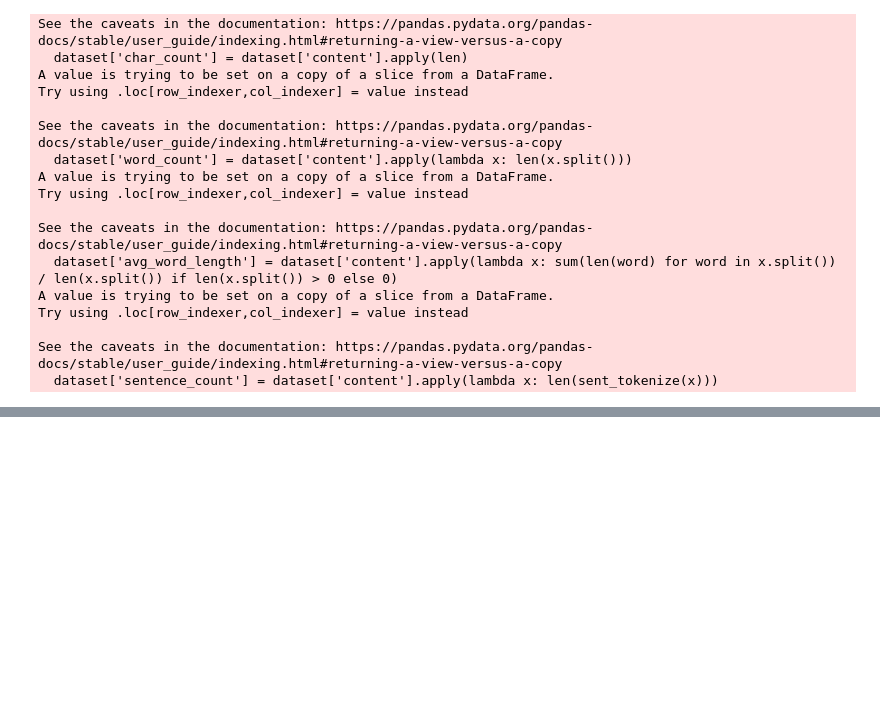
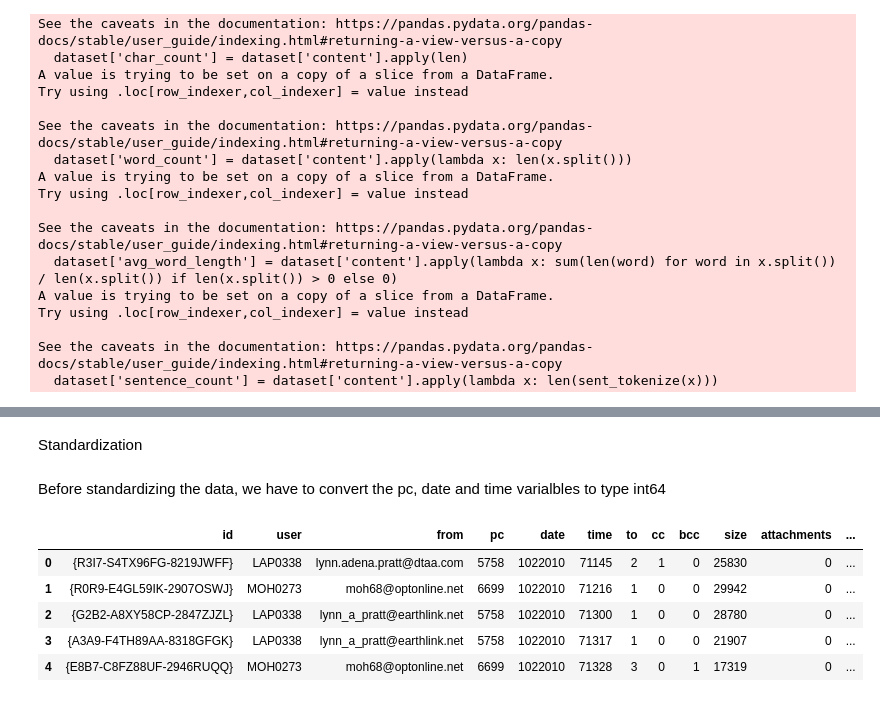
Before and after one commit to blxckbvrbi3/threat-detection-article, a Jupyter notebook: threat-detection-model.ipynb, the cells around one changed output, grey strips where cells are left out. Drawn from its saved outputs; the diff is of its cells as text; code cells hidden in the pictures; blank space fills up the shorter version.

```diff
--- a/threat-detection-model.ipynb
+++ b/threat-detection-model.ipynb
@@ -230,3 +232,22 @@ dataset.head()
 | 2 | {G2B2-A8XY58CP-2847ZJZL} | LAP0338 | lynn_a_pratt@earthlink.net | 5758 | 01022010 | 071300 | 1 | 0 | 0 | 28780 | 0 | ... |
 | 3 | {A3A9-F4TH89AA-8318GFGK} | LAP0338 | lynn_a_pratt@earthlink.net | 5758 | 01022010 | 071317 | 1 | 0 | 0 | 21907 | 0 | ... |
 | 4 | {E8B7-C8FZ88UF-2946RUQQ} | MOH0273 | moh68@optonline.net | 6699 | 01022010 | 071328 | 3 | 0 | 1 | 17319 | 0 | ... |
+# %% [markdown]
+Standardization
+# %% [markdown]
+Before standardizing the data, we have to convert the pc, date and time varialbles to type int64
+# %%
+# Convert column 'pc', 'date' and time to int64
+dataset['pc'] = dataset['pc'].astype('int64')
+
+dataset['date'] = dataset['date'].astype('int64')
+
+dataset['time'] = dataset['time'].astype('int64')
+dataset.head()
+# %% [output]
+|  | id | user | from | pc | date | time | to | cc | bcc | size | attachments | ... |
+| 0 | {R3I7-S4TX96FG-8219JWFF} | LAP0338 | lynn.adena.pratt@dtaa.com | 5758 | 1022010 | 71145 | 2 | 1 | 0 | 25830 | 0 | ... |
+| 1 | {R0R9-E4GL59IK-2907OSWJ} | MOH0273 | moh68@optonline.net | 6699 | 1022010 | 71216 | 1 | 0 | 0 | 29942 | 0 | ... |
+| 2 | {G2B2-A8XY58CP-2847ZJZL} | LAP0338 | lynn_a_pratt@earthlink.net | 5758 | 1022010 | 71300 | 1 | 0 | 0 | 28780 | 0 | ... |
+| 3 | {A3A9-F4TH89AA-8318GFGK} | LAP0338 | lynn_a_pratt@earthlink.net | 5758 | 1022010 | 71317 | 1 | 0 | 0 | 21907 | 0 | ... |
+| 4 | {E8B7-C8FZ88UF-2946RUQQ} | MOH0273 | moh68@optonline.net | 6699 | 1022010 | 71328 | 3 | 0 | 1 | 17319 | 0 | ... |
```
Also changed, not shown: parts of 5 cells of this notebook.
